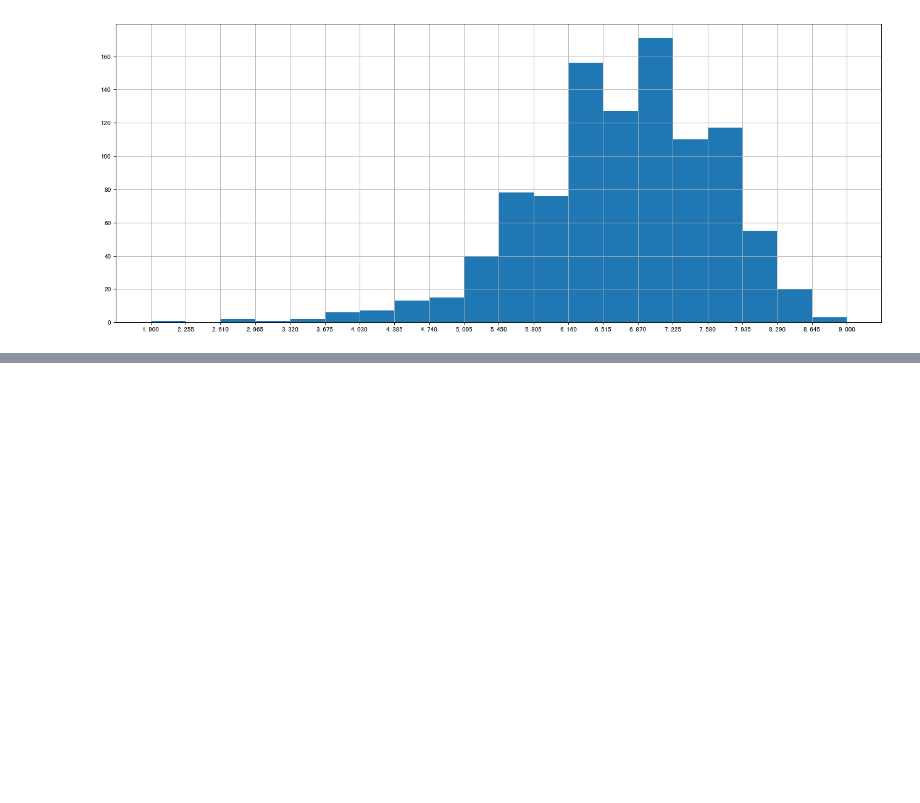
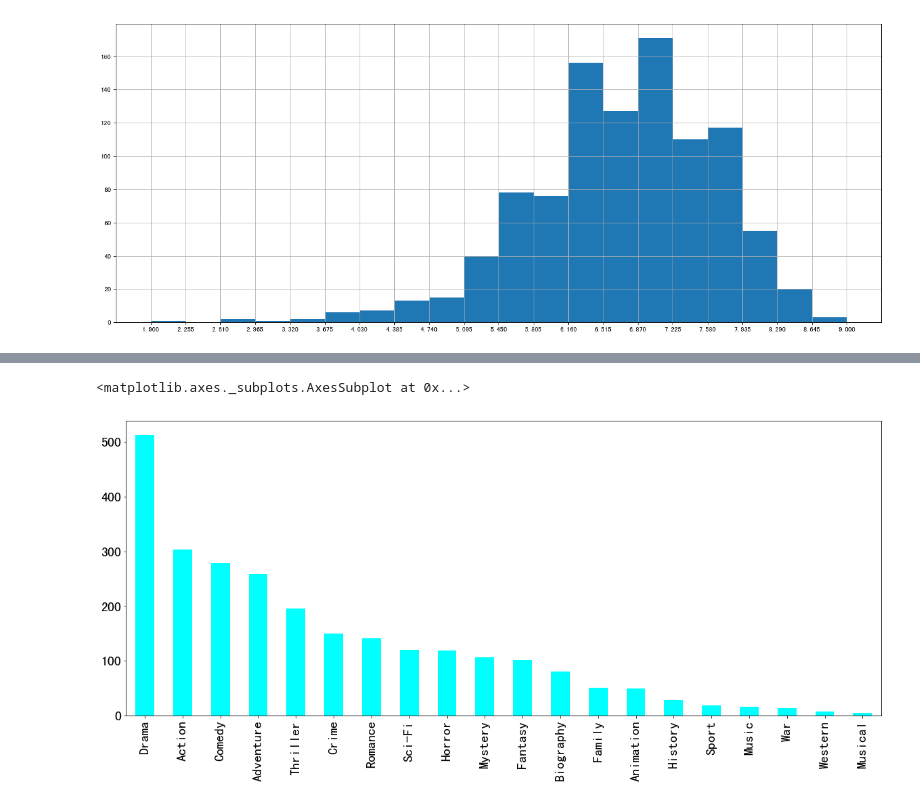
Before and after one commit to zxlm2013/machine-learning-notes, a Jupyter notebook: plt_np_pd/5.12 pandas.ipynb, the cells around one changed output, grey strips where cells are left out. Saved outputs shown, nothing was run; the diff lists cells and outputs as text; code cells hidden in the pictures; blank space fills up the shorter version.

```diff
--- a/plt_np_pd/5.12 pandas.ipynb
+++ b/plt_np_pd/5.12 pandas.ipynb
@@ -70,0 +91,3 @@ plt.show()
+# %%
+# 进行字符串分割
+temp_list = [i.split(",") for i in df["Genre"]]
@@ -70,0 +96,4 @@ plt.show()
+# %%
+# 获取电影的分类
+genre_list = np.unique([j for i in temp_list for j in i])
+genre_list
@@ -70,0 +105,5 @@ plt.show()
+# %%
+# 以电影总数为行，所有分类数为列新建一个df，columns=设置列名为电影类别名
+temp_df = pd.DataFrame(np.zeros([df.shape[0],genre_list.shape[0]]),
+                       columns=genre_list)
+temp_df.head()
@@ -70,0 +121,9 @@ plt.show()
+# %%
+for i in range(df.shape[0]):
+     #temp_list[i] ['Action','Adventure','Animation']
+    temp_df.ix[i,temp_list[i]]=1 # ix混合索引，利用列名相同定位（神！！！）
+'''
+对于sum之类的统计函数，坐标轴还是按照默认列“columns” (axis=0, default)
+，如果要对行“index” 需要指定(axis=1)
+'''
+print(temp_df.sum().sort_values())
@@ -70,0 +148,9 @@ plt.show()
+# %%
+# 绘图
+temp_df.sum().sort_values(ascending=False).plot(kind="bar",
+                                                figsize=(20,8),
+                                               fontsize=20,
+                                               colormap="cool")
+# %% [output]
+<matplotlib.axes._subplots.AxesSubplot at 0x...>
+[figure, added]
```
Also changed, not shown: parts of 7 cells of this notebook.
